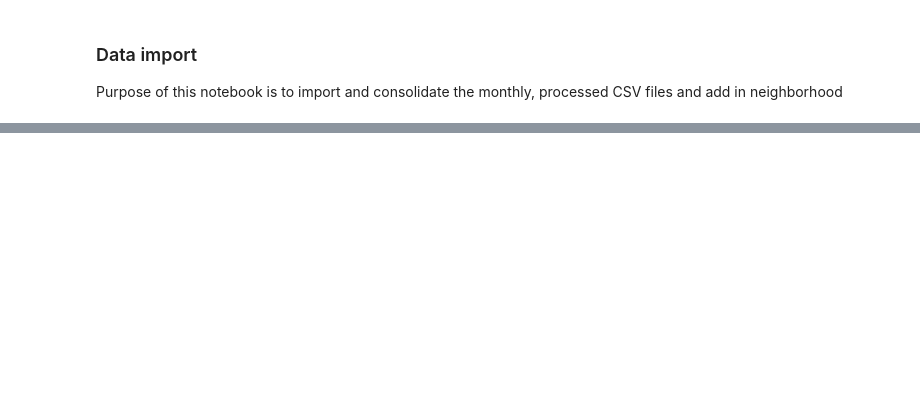
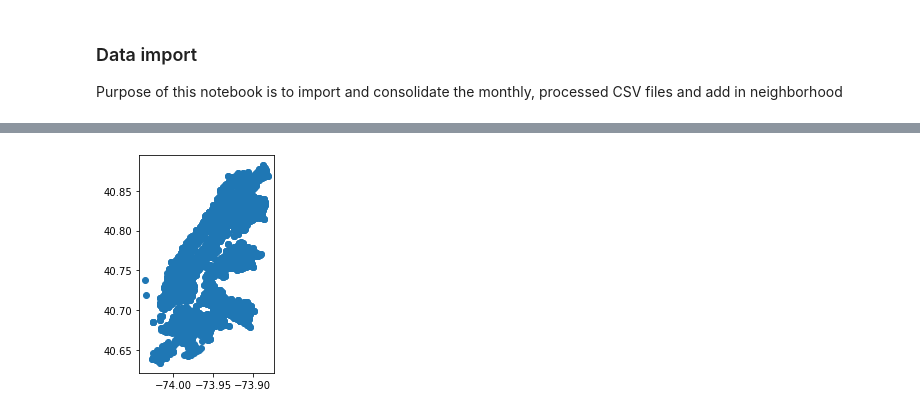
Before and after one commit to marvelje/citibike_ridership_project, a Jupyter notebook: citibike_data_consolidation.ipynb, the cells around one changed output, grey strips where cells are left out. Cells and saved outputs as stored; diff of their text form; code cells hidden in the pictures; blank space fills up the shorter version.

```diff
--- a/citibike_data_consolidation.ipynb
+++ b/citibike_data_consolidation.ipynb
@@ -94,0 +228,4 @@ df_final['neighborhood'] = df_final.apply(lambda row: get_neighborhood(row['lat'
+# %%
+# Fill in missing values for the 3240 station
+
+df[(df['station_id'] == 3240) & (df['lat'] == 0)] = [3240, 40.649037, -73.976730, 1, 2016]
@@ -94,0 +267,16 @@ df_final['neighborhood'] = df_final.apply(lambda row: get_neighborhood(row['lat'
+# %%
+# Final dataset will remove remaining stations with 0 coordinates and those with a latitude above 42
+
+df = df[(df['lat'] != 0) & (df['lat'] < 42)]
+# %%
+# Redo the steps above for the final stations
+
+# Find unique set of stations
+
+df_unique = df.drop_duplicates(subset='station_id')
+
+df_stations = df_unique[['station_id', 'lat', 'long']].reset_index().drop('starttime', axis=1)
+
+df_stations.info()
+
+# There may be some "duplicate stations" given that the IDs may not be consistently named
@@ -94,0 +294,15 @@ df_final['neighborhood'] = df_final.apply(lambda row: get_neighborhood(row['lat'
+# %%
+# Simplify down to only lat and long
+
+df_lat_long = df_stations[['lat', 'long']]
+
+# Convert to geopandas object
+
+gdf_citibike = gpd.GeoDataFrame(df_lat_long, geometry=gpd.points_from_xy(df_lat_long.long, df_lat_long.lat))
+
+gdf_citibike.plot();
+
+# Much better! Looks like NYC. There are a couple points that look like they're in New Jersey, but
+# the geocoding should take care of those
+# %% [output]
+[figure, added]
```
Also changed, not shown: parts of 48 cells of this notebook, 1 other file.
